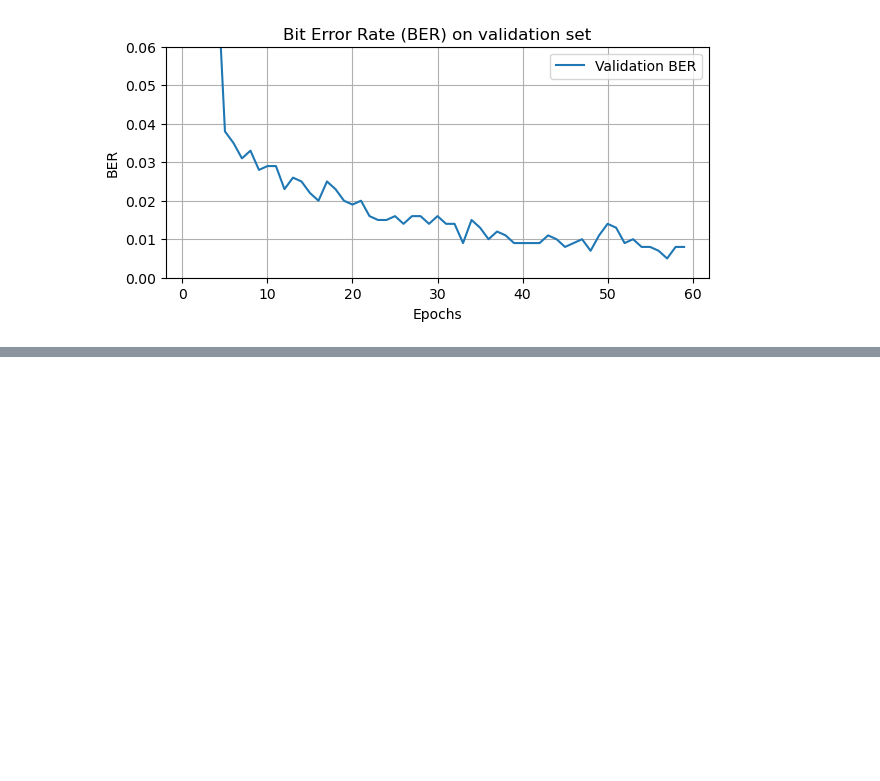
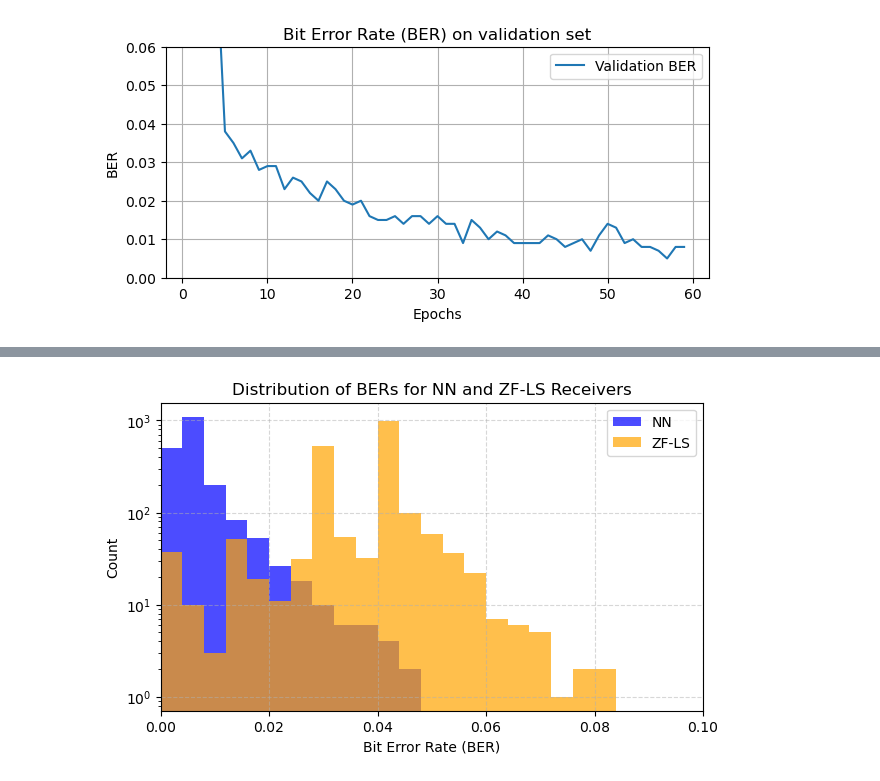
Before and after one commit to lkk688/AIsensing, a Jupyter notebook: deeplearning/ofdmsim_pytorch.ipynb, the cells around one changed output, grey strips where cells are left out. Saved outputs shown, nothing was run; the diff lists cells and outputs as text; code cells hidden in the pictures; blank space fills up the shorter version.

```diff
--- a/deeplearning/ofdmsim_pytorch.ipynb
+++ b/deeplearning/ofdmsim_pytorch.ipynb
@@ -1106,0 +1197,19 @@ plt.show()
+# %%
+bins = np.linspace(0, 0.2, 51)
+
+# Plotting with logarithmic scale for y-axis
+plt.figure(figsize=(7, 4))
+plt.hist(test_BERs_NN, bins=bins, alpha=0.7, color='blue', label='NN')
+plt.hist(test_BERs_ZFLS, bins=bins, alpha=0.7, color='orange', label='ZF-LS')
+plt.xlabel('Bit Error Rate (BER)')
+plt.ylabel('Count')
+plt.title('Distribution of BERs for NN and ZF-LS Receivers')
+plt.legend()
+plt.xlim(0, 0.1)
+plt.yscale('log')  # Setting y-axis to logarithmic scale
+plt.grid(True, linestyle='--', alpha=0.5)
+if save_plots:
+    plt.savefig('output/BER_distribution_testset_log_scale.png', dpi=300)
+plt.show()
+# %% [output]
+[figure, added]
```
Also changed, not shown: parts of 15 cells of this notebook, 3 other files.
